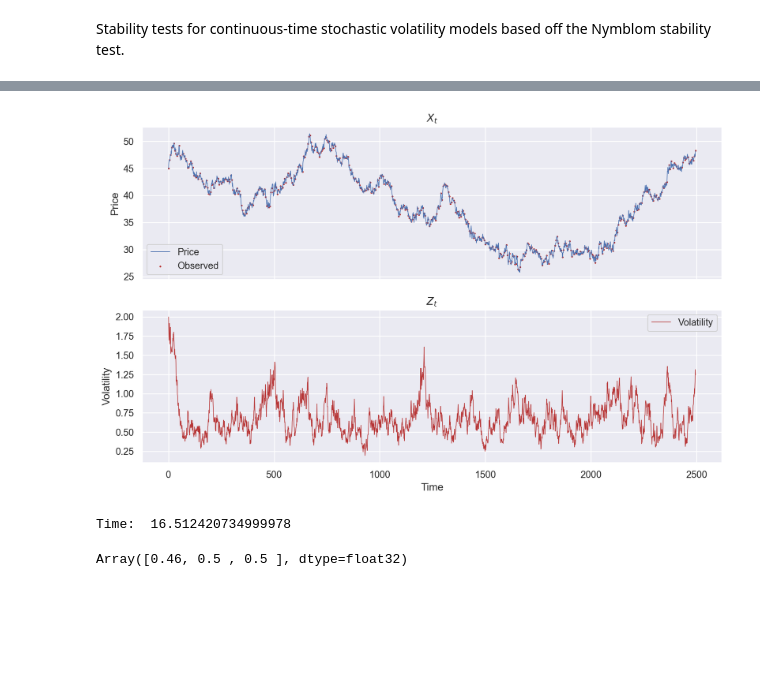
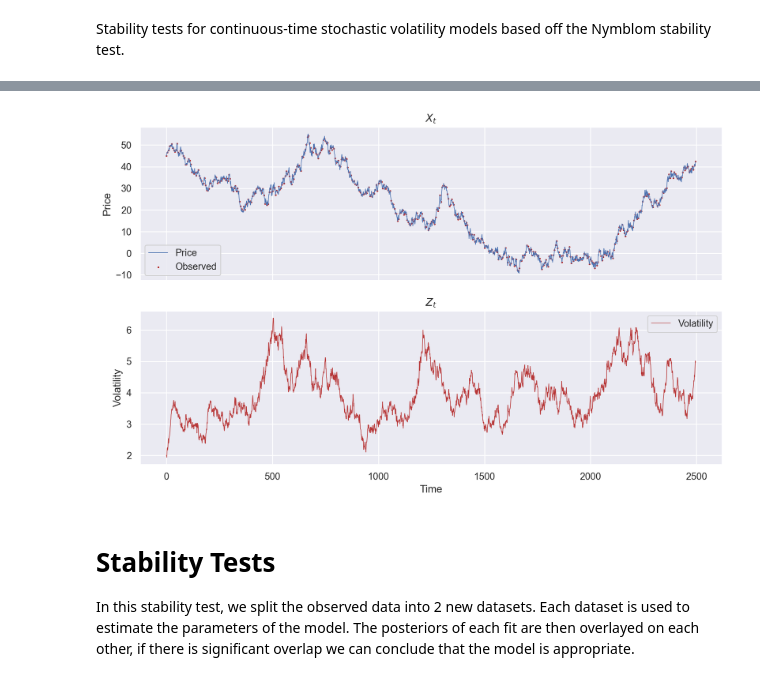
Before and after one commit to jramkiss/sv-stability-tests, a Jupyter notebook: Nymblom-Experiments.ipynb, the cells around one changed output, grey strips where cells are left out. Drawn from its saved outputs; the diff is of its cells as text; code cells hidden in the pictures; blank space fills up the shorter version.

```diff
--- a/Nymblom-Experiments.ipynb
+++ b/Nymblom-Experiments.ipynb
@@ -44,6 +41,7 @@ from sv_model import *
 from utils import *
 # %%
 key = random.PRNGKey(100)
+# key, subkey = jax.random.split(key)
 
 _dt = 1
 _n_res = 5
@@ -51,8 +49,8 @@ n_obs = 500
 
 # parameters:
 _theta = 0.2
-kappa = -0.3
-sigma_z = 0.18
+kappa = -0.05
+sigma_z = 0.12
 mu = 0.008
 
 # theta = jnp.array([_theta, kappa, sigma_z, mu])
@@ -61,30 +59,30 @@ x_init = jnp.block([[jnp.zeros((_n_res-1, 2))],
                     [jnp.array([2.0, 45.0])]])
 
 volmodel = StochVol(_dt, _n_res, sigma_z=sigma_z)
-y_meas, x_state = pf.simulate(volmodel, key, n_obs, x_init, theta)
+y_meas1, x_state1 = pf.simulate(volmodel, key, n_obs, x_init, theta)
 # %%
 point_plot = pd.DataFrame(jnp.array([
-    jnp.arange(y_meas.shape[0]) * _n_res,
-    y_meas
+    jnp.arange(y_meas1.shape[0]) * _n_res,
+    y_meas1
 ]).T, columns = ["Time", "Log Asset Price"])
 
 fig, ax = plt.subplots(nrows=2, ncols=1, figsize=(12, 7), sharex = True)
 
-sns.lineplot(data= x_state[..., 1].reshape(_n_res*n_obs, 1)[(_n_res-1):].squeeze(),
+sns.lineplot(data= x_state1[..., 1].reshape(_n_res*n_obs, 1)[(_n_res-1):].squeeze(),
              ax = ax[0], linewidth=0.7,
              label = "Price").set(title ="$X_t$", ylabel="Price")
 sns.scatterplot(x = "Time", y = "Log Asset Price",
                 data = point_plot,
                 color = "firebrick",
                 ax = ax[0],
                 s=5,
                 label="Observed").set(title ="$X_t$")
 
-sns.lineplot(data= x_state[..., 0].reshape(_n_res*n_obs,1)[(_n_res-1):].squeeze(),
+sns.lineplot(data= x_state1[..., 0].reshape(_n_res*n_obs,1)[(_n_res-1):].squeeze(),
              ax = ax[1], alpha = 0.9, linewidth=0.7, color = "firebrick",
              label = "Volatility").set(xlabel="Time",title = "$Z_t$", ylabel="Volatility");
 # %% [output]
-[figure, old version]
+[figure, new version]
 # %%
 def sv_logprior (theta):
     """
@@ -140,41 +102,4 @@ def parameter_estimates (key, model, y_meas, theta_init, n_particles, n_iter, rw
-# %%
-key, subkey = jax.random.split(key)
-n_particles = 250
-n_iter = 1_00
-theta_init = jnp.array([0.1, -2., 0.05])
-rw_sd = jnp.abs(theta_init)/10
-
-# estimate of latent states for PG
-filtering_dist = pf.particle_filter(
-    model = volmodel,
-    key = random.PRNGKey(0),
-    y_meas = y_meas,
-    n_particles=n_particles,
-    theta = theta_init,
-    history=True)
-latent_state_est = jax.vmap(
-    lambda x, w: jnp.average(x, axis=0, weights=pf.utils.logw_to_prob(w)),
-    in_axes = (0, 0))(filtering_dist["x_particles"],
-                      filtering_dist["logw"])
-
-
-start = time.perf_counter()
-pg_out = particle_gibbs(
-    key=subkey,
-    model=volmodel,
-    n_iter=n_iter,
-    theta_init=theta_init,
-    x_state_init=latent_state_est,
-    y_meas=y_meas,
-    n_particles=n_particles,
-    rw_sd=rw_sd,
-    adapt_max = 0.1,
-    adapt_rate=0.5,
-    logprior = sv_logprior
-)
-
-print("Time: ", time.perf_counter() - start)
-pg_out["accept_rate"]
-# %% [output]
-Time:  16.512420734999978
-Array([0.46, 0.5 , 0.5 ], dtype=float32)
+# %% [markdown]
+# Stability Tests
+
+In this stability test, we split the observed data into 2 new datasets. Each dataset is used to estimate the parameters of the model. The posteriors of each fit are then overlayed on each other, if there is significant overlap we can conclude that the model is appropriate.
```
Also changed, not shown: parts of 11 cells of this notebook, 2 other files.
